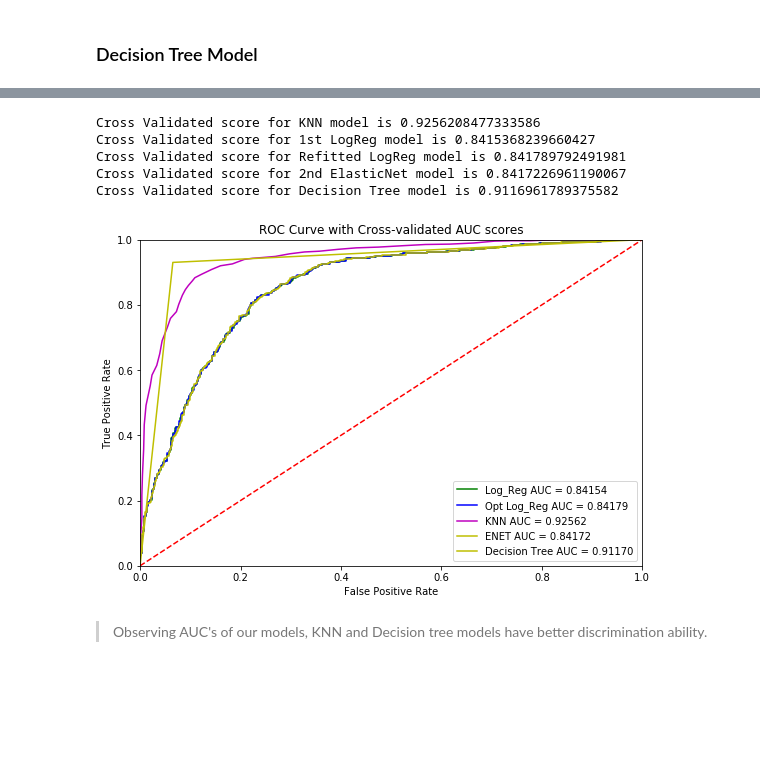
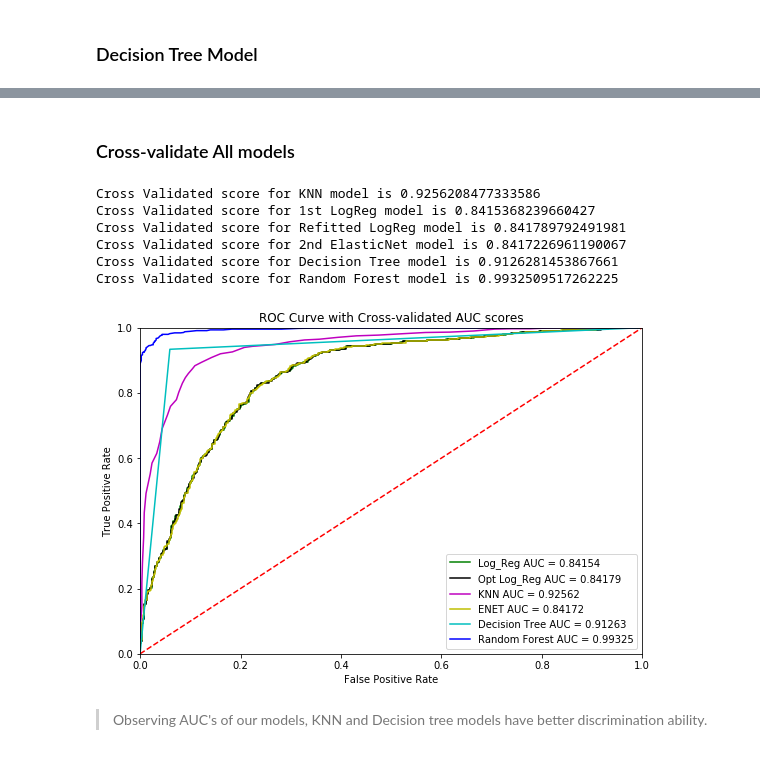
Before and after one commit to RhysZH/GA-DAT9-Projects1, a Jupyter notebook: R_Morgan_Project4_Files/R_Morgan_Project4_Modelling.ipynb, the cells around one changed output, grey strips where cells are left out. Saved outputs shown, nothing was run; the diff lists cells and outputs as text; code cells hidden in the pictures; blank space fills up the shorter version.

Commit message:
rand forest added

```diff
--- a/R_Morgan_Project4_Files/R_Morgan_Project4_Modelling.ipynb
+++ b/R_Morgan_Project4_Files/R_Morgan_Project4_Modelling.ipynb
@@ -305,8 +309,8 @@ num_neighbours = []
 
 for n in range(2,51):
     knn = KNeighborsClassifier(n_neighbors=n)
-    knn.fit(X_train, y_train)
-    predicted_knn = knn.predict(X_test)
+    knn_model = knn.fit(X_train, y_train)
+    predicted_knn = knn_model.predict(X_test)
     knn_acc.append(accuracy_score(y_test, predicted_knn))
     num_neighbours.append(n)
 
@@ -357,0 +377,19 @@ graph = graphviz.Source(dot_data)
+# %%
+#split data according to original dataset
+
+X_train, X_test, y_train, y_test = train_test_split(X_res, y_res, test_size=0.2,random_state=123)
+
+#Import Random Forest Model
+from sklearn.ensemble import RandomForestClassifier
+
+#Create a Gaussian Classifier
+rf_clf = RandomForestClassifier(n_estimators=100)
+
+#Train the model using the training sets y_pred=clf.predict(X_test)
+rf_model = rf_clf.fit(X_train,y_train)
+
+rf_pred_prob = rf_model.predict_proba(X_test)
+preds = rf_pred_prob[:,1]
+fpr_rf, tpr_rf, threshold_rf = metrics.roc_curve(y_test, preds)
+roc_auc_rf = metrics.auc(fpr_rf, tpr_rf)
+roc_auc_rf
@@ -358,3 +433,5 @@ graph = graphviz.Source(dot_data)
+# %% [markdown]
+### Cross-validate All models
 # %%
 #cross-validate all models with optimal number of folds - 4 folds.
 cv_knn = cross_val_score(knn_model, X_res, y_res, cv=4, scoring='roc_auc').mean()
@@ -362,35 +439,39 @@ cv_lr = cross_val_score(model, X_res, y_res, cv=4, scoring='roc_auc').mean()
 cv_lr_2nd = cross_val_score(model_2, X_samp_f, y_res, cv=4, scoring='roc_auc').mean()
 cv_enet = cross_val_score(clf_model_2, X_res, y_res, cv=4, scoring='roc_auc').mean()
 cv_dtree = cross_val_score(dtree_model, X_samp_f, y_res, cv=4, scoring='roc_auc').mean()
+cv_rf = cross_val_score(rf_model, X_samp_f, y_res, cv=4, scoring='roc_auc').mean()
 
 print('Cross Validated score for KNN model is', cv_knn)
 print('Cross Validated score for 1st LogReg model is', cv_lr)
 print('Cross Validated score for Refitted LogReg model is', cv_lr_2nd)
 print('Cross Validated score for 2nd ElasticNet model is', cv_enet)
 print('Cross Validated score for Decision Tree model is', cv_dtree)
+print('Cross Validated score for Random Forest model is', cv_rf)
 # %% [output]
 Cross Validated score for KNN model is 0.9256208477333586
 Cross Validated score for 1st LogReg model is 0.8415368239660427
 Cross Validated score for Refitted LogReg model is 0.841789792491981
 Cross Validated score for 2nd ElasticNet model is 0.8417226961190067
-Cross Validated score for Decision Tree model is 0.9116961789375582
+Cross Validated score for Decision Tree model is 0.9126281453867661
+Cross Validated score for Random Forest model is 0.9932509517262225
 # %%
 #Plot AUC for all models
 fig, ax = plt.subplots(figsize=(9, 6))
 plt.title('ROC Curve with Cross-validated AUC scores')
 plt.plot(fpr, tpr, 'g', label = 'Log_Reg AUC = %0.5f' % cv_lr)
-plt.plot(fpr_2, tpr_2, 'b', label = 'Opt Log_Reg AUC = %0.5f' % cv_lr_2nd)
+plt.plot(fpr_2, tpr_2, 'k', label = 'Opt Log_Reg AUC = %0.5f' % cv_lr_2nd)
 plt.plot(fpr_knn, tpr_knn, 'm', label = 'KNN AUC = %0.5f' % cv_knn)
 plt.plot(fpr_enet_2, tpr_enet_2, 'y', label = 'ENET AUC = %0.5f' % cv_enet)
-plt.plot(fpr_tree, tpr_tree, 'y', label = 'Decision Tree AUC = %0.5f' % cv_dtree)
+plt.plot(fpr_tree, tpr_tree, 'c', label = 'Decision Tree AUC = %0.5f' % cv_dtree)
+plt.plot(fpr_rf, tpr_rf, 'b', label = 'Random Forest AUC = %0.5f' % cv_rf)
 plt.legend(loc = 'lower right')
 plt.plot([0, 1], [0, 1],'r--')
 plt.xlim([0, 1])
 plt.ylim([0, 1])
 plt.ylabel('True Positive Rate')
 plt.xlabel('False Positive Rate')
 plt.show()
 # %% [output]
-[figure, old version]
+[figure, new version]
 # %% [markdown]
 > Observing AUC's of our models, KNN and Decision tree models have better discrimination ability.
```
Also changed, not shown: parts of 12 cells of this notebook, 1 other file.
